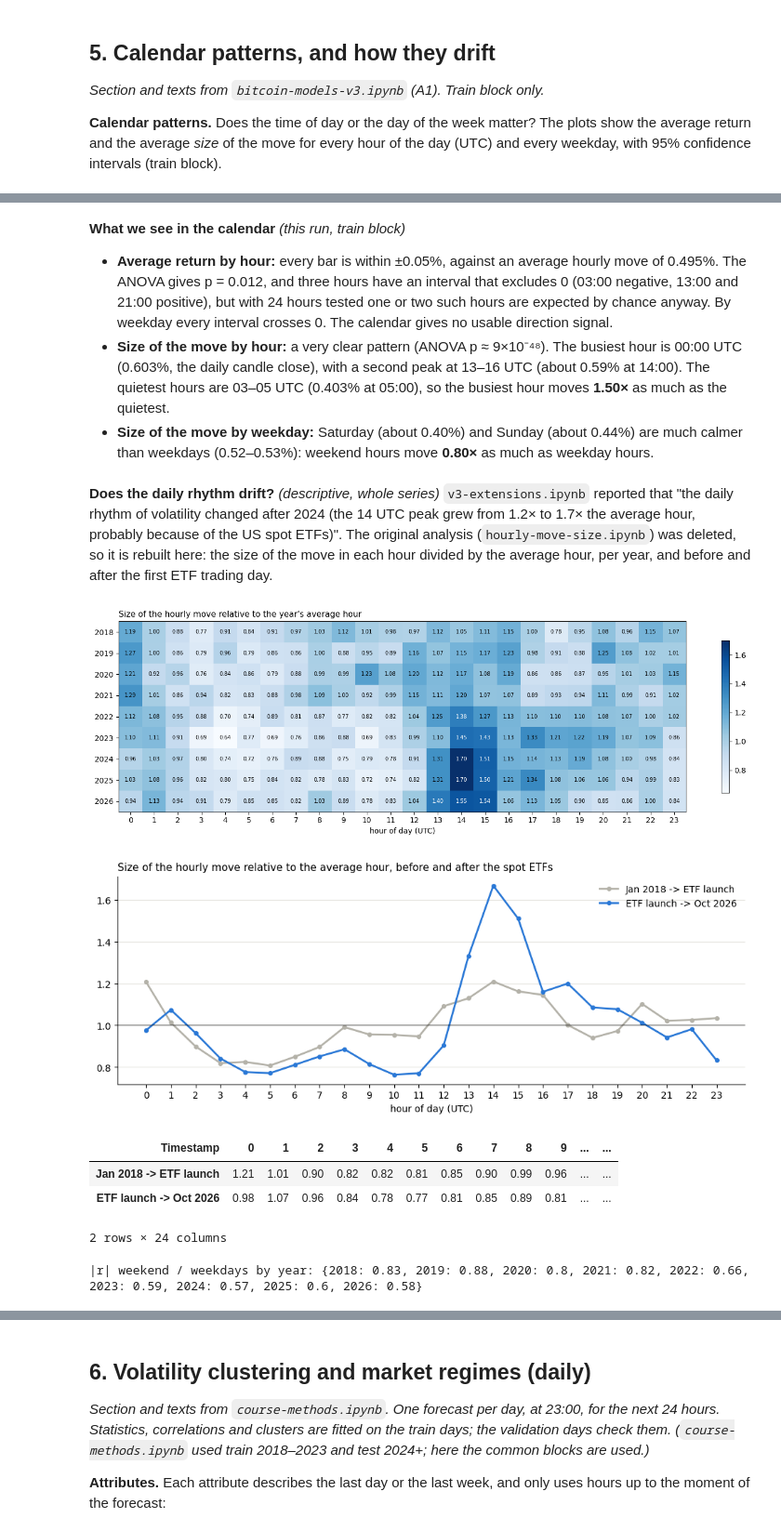
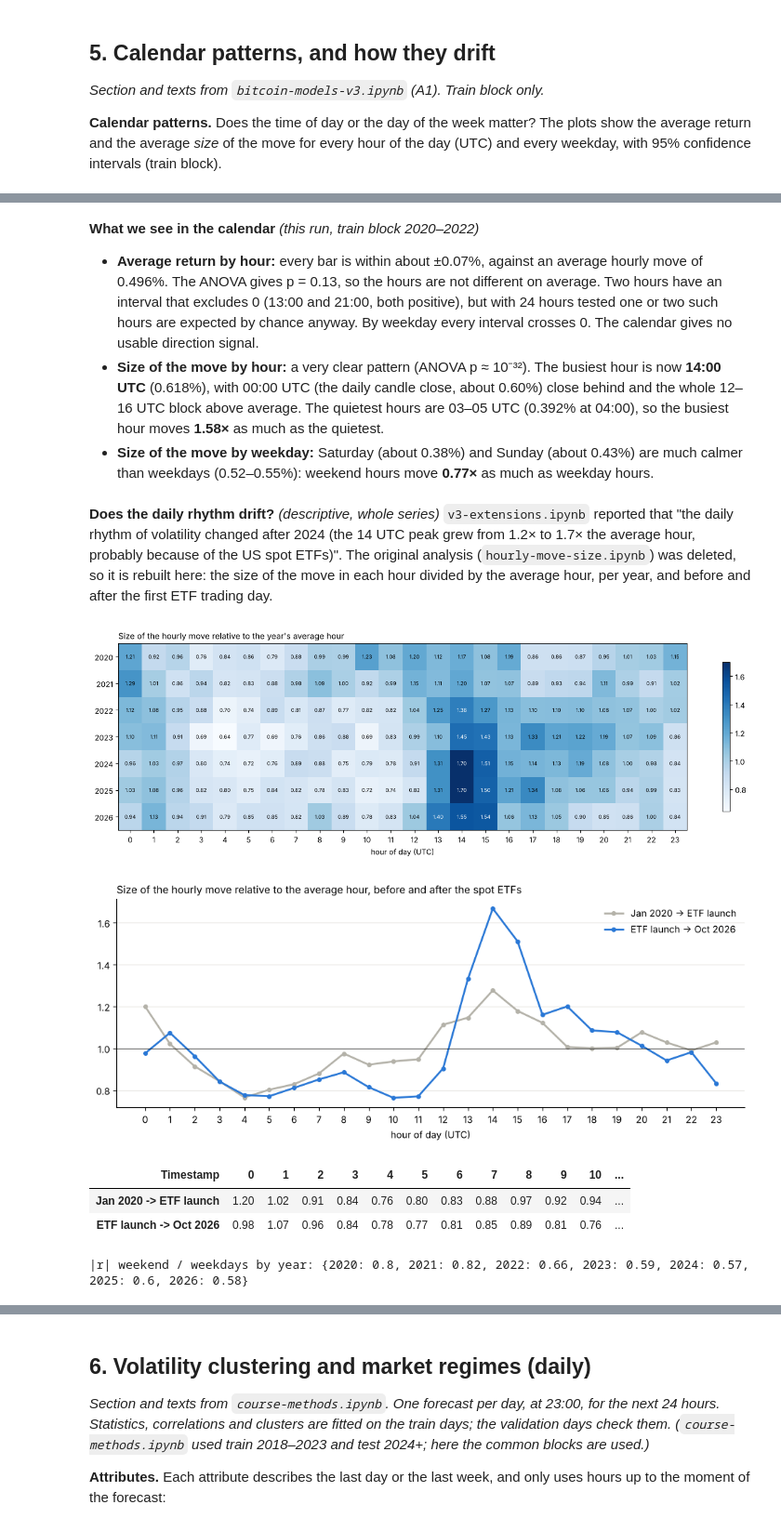
Before and after one commit to Descalabreitor/IAI600-final-project, a Jupyter notebook: data-analysis.ipynb, the cells around one changed output, grey strips where cells are left out. Shown at 93% size. Saved outputs shown, nothing was run; the diff lists cells and outputs as text; code cells hidden in the pictures.

```diff
--- a/data-analysis.ipynb
+++ b/data-analysis.ipynb
@@ -37,27 +37,25 @@ from scipy import stats
 from sklearn.linear_model import Ridge
 from sklearn.preprocessing import StandardScaler
 from sklearn.cluster import KMeans
-from sklearn.ensemble import HistGradientBoostingRegressor
-from sklearn.impute import SimpleImputer
-from sklearn.pipeline import make_pipeline
 
 sys.path.insert(0, os.getcwd())   # utils/ is in the repo root
 from utils import hourly as U
 from utils.btc_data import frames_from_hourly, return_summary, plot_return_hists
 from utils.binance import load_binance
-from utils.macro import load_macro, build_panels, level_panel, build_macro_hourly
+from utils.macro import load_macro, build_panels, level_panel
 from utils.correlation import (TARGETS, prune_panels, corr_summary, resolve_focus,
                                lead_lag, corr_by_year, heatmap, rolling_corr_plot, cluster_order,
                                size_summary, weekday_rank_corr)
 
 DATA_PATH = os.path.join("data", "btc_hourly.csv.gz")
-TRAIN_END = pd.Timestamp("2022-12-31 23:00")   # train block: 2018 -> 2022
+DATA_START = pd.Timestamp("2020-01-01")         # first hour used in this notebook (the base data starts in 2018)
+TRAIN_END = pd.Timestamp("2022-12-31 23:00")   # train block: 2020 -> 2022
 VAL_END = pd.Timestamp("2024-06-30 23:00")     # validation block: Jan 2023 -> Jun 2024; test: Jul 2024 ->
 ETF_DATE = pd.Timestamp("2024-01-11")          # first trading day of the US spot Bitcoin ETFs
 RANDOM_STATE = 42
 
 # Macro correlation (section 8)
-START = "2018-01-01"        # same start as the base data
+START = str(DATA_START.date())   # same start as the BTC data above
 METHOD = "spearman"         # correlation method (spearman is robust to fat tails)
 PRUNE_THRESHOLD = 0.80      # max |r| allowed between two macro variables
 TOP = 12                    # rows shown in each correlation table
@@ -83,6 +81,7 @@ def tidy(ax, title=None):
 `Return` is converted to **percent** (0.4 = +0.4%), the unit used by `utils/hourly.py` and by the model notebooks. The grid check repeats the one of `hourly-base-data.ipynb`: the file must still be one continuous hourly series.
 # %%
 hourly = pd.read_csv(DATA_PATH, index_col="Timestamp", parse_dates=True)
+hourly = hourly.loc[DATA_START:]                     # analysis period: 2020 ->
 hourly["Return"] *= U.PCT
 assert (hourly.index.to_series().diff().dropna() == pd.Timedelta(hours=1)).all(), "the hourly grid has holes"
 
@@ -430,9 +425,9 @@ ANOVA 'mean return equal for all 24 hours': p = 0.012  |  'mean |r| equal for al
 # %% [markdown]
-**What we see in the calendar** *(this run, train block)*
+**What we see in the calendar** *(this run, train block 2020–2022)*
 
-- **Average return by hour:** every bar is within ±0.05%, against an average hourly move of 0.495%. The ANOVA gives p = 0.012, and three hours have an interval that excludes 0 (03:00 negative, 13:00 and 21:00 positive), but with 24 hours tested one or two such hours are expected by chance anyway. By weekday every interval crosses 0. The calendar gives no usable direction signal.
-- **Size of the move by hour:** a very clear pattern (ANOVA p ≈ 9×10⁻⁴⁸). The busiest hour is 00:00 UTC (0.603%, the daily candle close), with a second peak at 13–16 UTC (about 0.59% at 14:00). The quietest hours are 03–05 UTC (0.403% at 05:00), so the busiest hour moves **1.50×** as much as the quietest.
-- **Size of the move by weekday:** Saturday (about 0.40%) and Sunday (about 0.44%) are much calmer than weekdays (0.52–0.53%): weekend hours move **0.80×** as much as weekday hours.
+- **Average return by hour:** every bar is within about ±0.07%, against an average hourly move of 0.496%. The ANOVA gives p = 0.13, so the hours are not different on average. Two hours have an interval that excludes 0 (13:00 and 21:00, both positive), but with 24 hours tested one or two such hours are expected by chance anyway. By weekday every interval crosses 0. The calendar gives no usable direction signal.
+- **Size of the move by hour:** a very clear pattern (ANOVA p ≈ 10⁻³²). The busiest hour is now **14:00 UTC** (0.618%), with 00:00 UTC (the daily candle close, about 0.60%) close behind and the whole 12–16 UTC block above average. The quietest hours are 03–05 UTC (0.392% at 04:00), so the busiest hour moves **1.58×** as much as the quietest.
+- **Size of the move by weekday:** Saturday (about 0.38%) and Sunday (about 0.43%) are much calmer than weekdays (0.52–0.55%): weekend hours move **0.77×** as much as weekday hours.
 # %% [markdown]
 **Does the daily rhythm drift?** *(descriptive, whole series)* `v3-extensions.ipynb` reported that "the daily rhythm of volatility changed after 2024 (the 14 UTC peak grew from 1.2× to 1.7× the average hour, probably because of the US spot ETFs)". The original analysis (`hourly-move-size.ipynb`) was deleted, so it is rebuilt here: the size of the move in each hour divided by the average hour, per year, and before and after the first ETF trading day.
 # %%
@@ -443,39 +438,38 @@ rel_hour = rel_hour.div(rel_hour.mean(axis=1), axis=0)          # 1 = the averag
 fig, ax = plt.subplots(figsize=(14, 4.5))
 im = ax.imshow(rel_hour.values, cmap="Blues", aspect="auto")
 ax.set_xticks(range(24))
 ax.set_yticks(range(len(rel_hour)))
 ax.set_yticklabels(rel_hour.index)
 for i in range(rel_hour.shape[0]):
     for j in range(rel_hour.shape[1]):
         v = rel_hour.values[i, j]
         ax.text(j, i, f"{v:.2f}", ha="center", va="center", fontsize=7, color="white" if v > 1.35 else "black")
 ax.set_xlabel("hour of day (UTC)")
 ax.set_title("Size of the hourly move relative to the year's average hour", loc="left", fontsize=11)
 fig.colorbar(im, ax=ax, shrink=0.8)
 plt.tight_layout()
 plt.show()
 
-periods = {"Jan 2018 -> ETF launch": a.loc[:ETF_DATE - ONE_HOUR], "ETF launch -> Oct 2026": a.loc[ETF_DATE:]}
+periods = {f"{DATA_START:%b %Y} -> ETF launch": a.loc[:ETF_DATE - ONE_HOUR], "ETF launch -> Oct 2026": a.loc[ETF_DATE:]}
 etf_prof = pd.DataFrame({k: s.groupby(s.index.hour).mean() / s.mean() for k, s in periods.items()})
 fig, ax = plt.subplots(figsize=(12, 4))
 for (k, col), c in zip(etf_prof.items(), [GREY, BLUE]):
     ax.plot(etf_prof.index, col, marker="o", ms=4, lw=2, color=c, label=k)
 ax.axhline(1, c="k", lw=0.6)
 ax.set_xticks(range(24))
 ax.set_xlabel("hour of day (UTC)")
 ax.legend(frameon=False)
 tidy(ax, "Size of the hourly move relative to the average hour, before and after the spot ETFs")
 plt.show()
 display(etf_prof.T.round(2))
 
 weekend = a.groupby([a.index.year, a.index.dayofweek >= 5]).mean().unstack()
 print("|r| weekend / weekdays by year:", (weekend[True] / weekend[False]).round(2).to_dict())
 # %% [output]
-[figure, old version]
+[figure, new version]
-[figure, old version]
+[figure, new version]
-| Timestamp | 0 | 1 | 2 | 3 | 4 | 5 | 6 | 7 | 8 | 9 | ... | ... |
-| Jan 2018 -> ETF launch | 1.21 | 1.01 | 0.90 | 0.82 | 0.82 | 0.81 | 0.85 | 0.90 | 0.99 | 0.96 | ... | ... |
-| ETF launch -> Oct 2026 | 0.98 | 1.07 | 0.96 | 0.84 | 0.78 | 0.77 | 0.81 | 0.85 | 0.89 | 0.81 | ... | ... |
+| Timestamp | 0 | 1 | 2 | 3 | 4 | 5 | 6 | 7 | 8 | 9 | 10 | ... |
+| Jan 2020 -> ETF launch | 1.20 | 1.02 | 0.91 | 0.84 | 0.76 | 0.80 | 0.83 | 0.88 | 0.97 | 0.92 | 0.94 | ... |
+| ETF launch -> Oct 2026 | 0.98 | 1.07 | 0.96 | 0.84 | 0.78 | 0.77 | 0.81 | 0.85 | 0.89 | 0.81 | 0.76 | ... |
-2 rows × 24 columns
+|r| weekend / weekdays by year: {2020: 0.8, 2021: 0.82, 2022: 0.66, 2023: 0.59, 2024: 0.57, 2025: 0.6, 2026: 0.58}
-|r| weekend / weekdays by year: {2018: 0.83, 2019: 0.88, 2020: 0.8, 2021: 0.82, 2022: 0.66, 2023: 0.59, 2024: 0.57, 2025: 0.6, 2026: 0.58}
 # %% [markdown]
```
Also changed, not shown: parts of 53 cells of this notebook, 1 other file.
